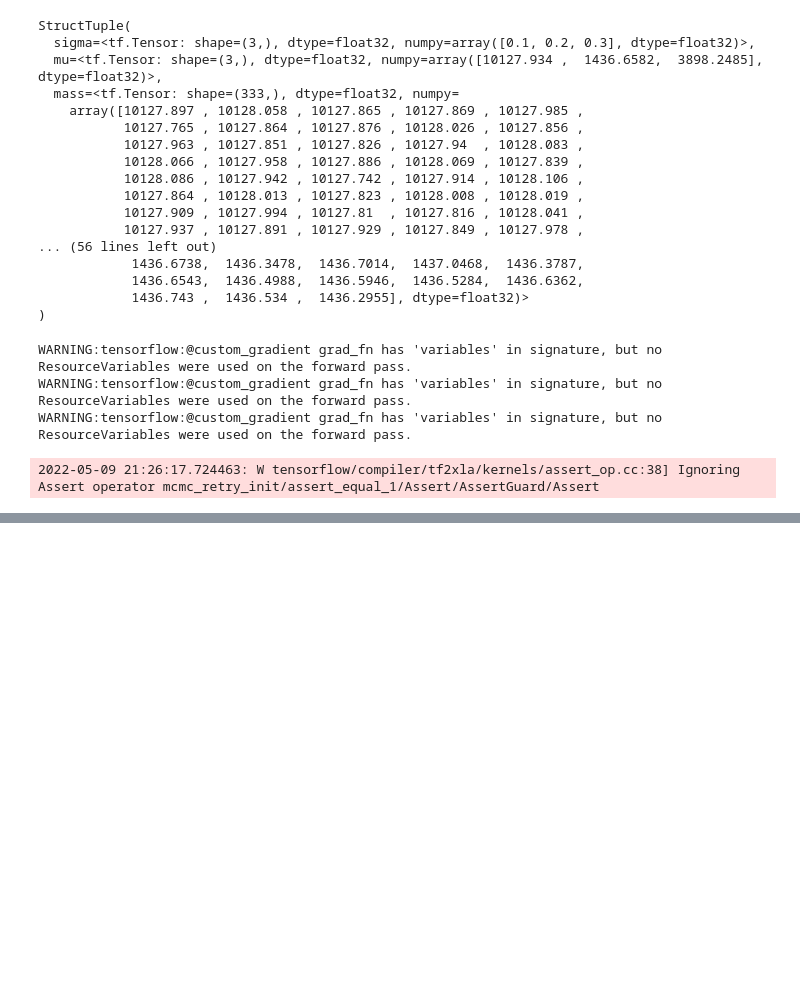
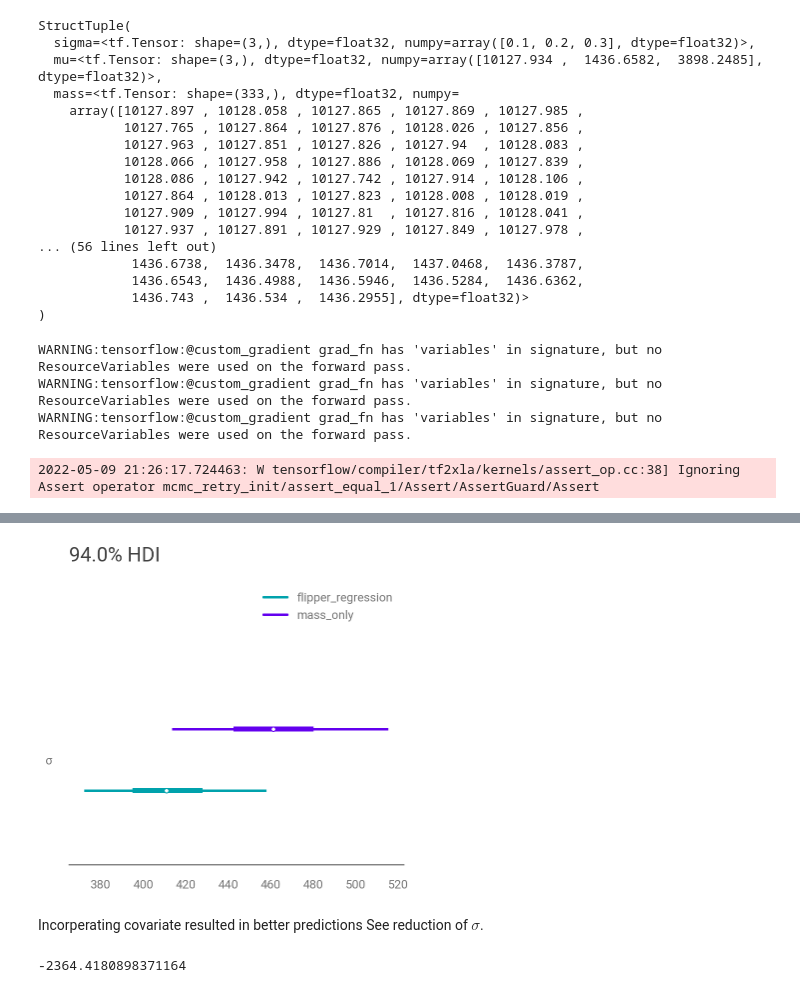
Before and after one commit to paw-lu/bayesian-modeling-computation-python, a Jupyter notebook: notebooks/3_linear_models_and_probabalistic_programming_languages.ipynb, the cells around one changed output, grey strips where cells are left out. Cells and saved outputs as stored; diff of their text form; code cells hidden in the pictures; blank space fills up the shorter version.

```diff
--- a/notebooks/3_linear_models_and_probabalistic_programming_languages.ipynb
+++ b/notebooks/3_linear_models_and_probabalistic_programming_languages.ipynb
@@ -241,0 +295,16 @@ inf_data_model_penguin_mass_all_species2.add_groups(
+# %%
+az.plot_forest(
+    [inf_data_adelie_penguin_mass, inf_data_adelie_flipper_regression],
+    model_names=["mass_only", "flipper_regression"],
+    var_names=["σ"],
+    combined=True,
+);
+# %% [output]
+[figure, added]
+# %% [markdown]
+Incorperating covariate resulted in better predictions
+See reduction of $\sigma$.
+# %%
+inf_data_adelie_flipper_regression["posterior"].mean()["β_0"].values.item()
+# %% [output]
+-2364.4180898371164
```
Also changed, not shown: parts of 5 cells of this notebook, 2 other files.
